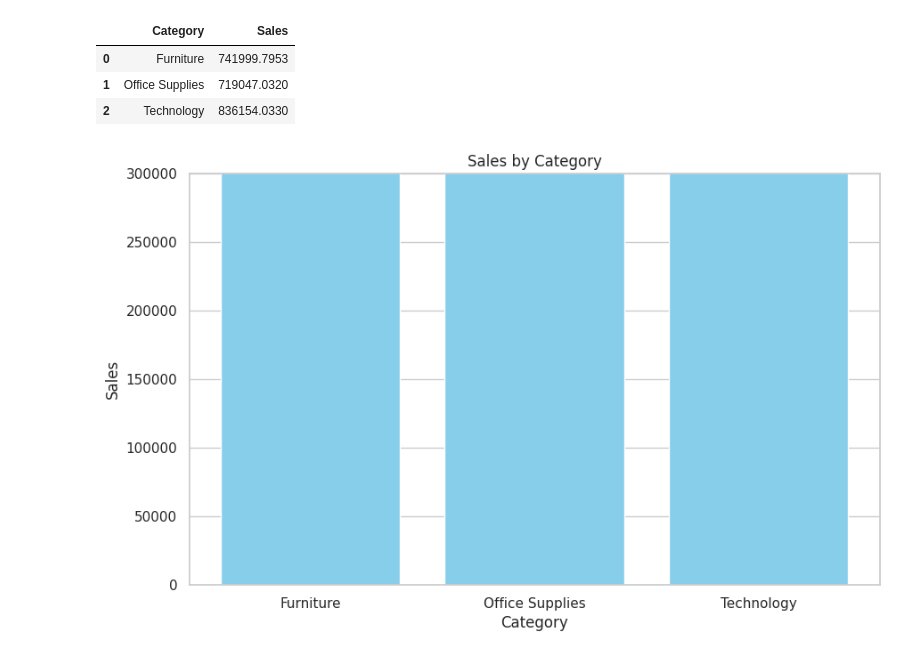
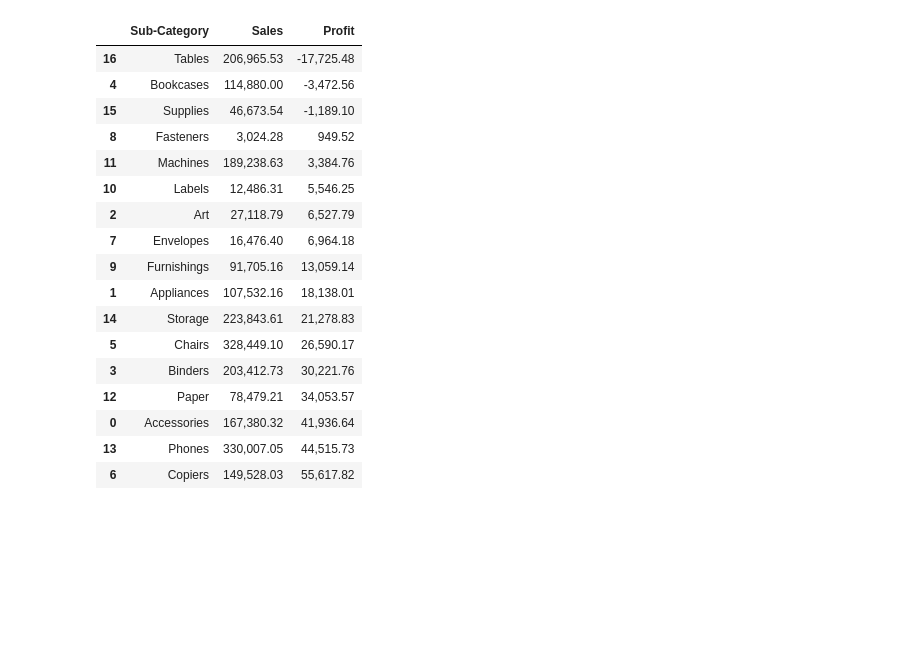
Before and after one commit to Gulaksoy/superstore-sales-analysis, a Jupyter notebook: superstore-analysis.ipynb, the cells around one changed output. Cells and saved outputs as stored; diff of their text form; code cells hidden in the pictures; blank space fills up the shorter version.

```diff
--- a/superstore-analysis.ipynb
+++ b/superstore-analysis.ipynb
@@ -1,3 +44,8 @@
 # %%
 import numpy as np
 import pandas as pd
+import matplotlib.pyplot as plt
+import seaborn as sns
+
+sns.set(style="whitegrid")
+pd.options.display.float_format = '{:,.2f}'.format
@@ -45,8 +180,26 @@ import matplotlib.pyplot as plt
 # %%
-category_sales = df.groupby("Category")["Sales"].sum().reset_index()
-category_sales
+subcat_summary = df.groupby("Sub-Category").agg(
+    Sales=("Sales", "sum"),
+    Profit=("Profit", "sum")
+).reset_index().sort_values("Profit")
+
+subcat_summary
 # %% [output]
-|  | Category | Sales |
-| 0 | Furniture | 741999.7953 |
-| 1 | Office Supplies | 719047.0320 |
-| 2 | Technology | 836154.0330 |
+|  | Sub-Category | Sales | Profit |
+| 16 | Tables | 206,965.53 | -17,725.48 |
+| 4 | Bookcases | 114,880.00 | -3,472.56 |
+| 15 | Supplies | 46,673.54 | -1,189.10 |
+| 8 | Fasteners | 3,024.28 | 949.52 |
+| 11 | Machines | 189,238.63 | 3,384.76 |
+| 10 | Labels | 12,486.31 | 5,546.25 |
+| 2 | Art | 27,118.79 | 6,527.79 |
+| 7 | Envelopes | 16,476.40 | 6,964.18 |
+| 9 | Furnishings | 91,705.16 | 13,059.14 |
+| 1 | Appliances | 107,532.16 | 18,138.01 |
+| 14 | Storage | 223,843.61 | 21,278.83 |
+| 5 | Chairs | 328,449.10 | 26,590.17 |
+| 3 | Binders | 203,412.73 | 30,221.76 |
+| 12 | Paper | 78,479.21 | 34,053.57 |
+| 0 | Accessories | 167,380.32 | 41,936.64 |
+| 13 | Phones | 330,007.05 | 44,515.73 |
+| 6 | Copiers | 149,528.03 | 55,617.82 |
@@ -58,10 +205,0 @@ sns.set(style="whitegrid")
-# %%
-plt.figure(figsize=(10,6))
-plt.bar(category_sales['Category'], category_sales["Sales"], color='skyblue')
-plt.title('Sales by Category')
-plt.xlabel('Category')
-plt.ylabel('Sales')
-plt.ylim(0, 300000)
-plt.show()
-# %% [output]
-[figure, removed]
```
Also changed, not shown: parts of 35 cells of this notebook.
